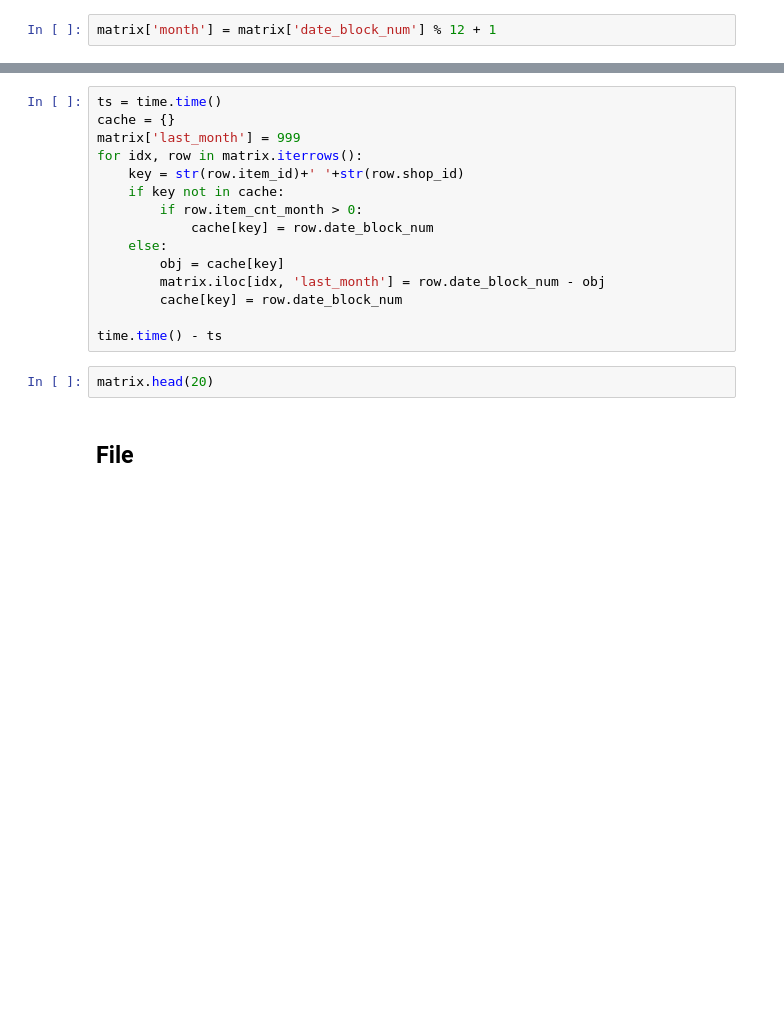
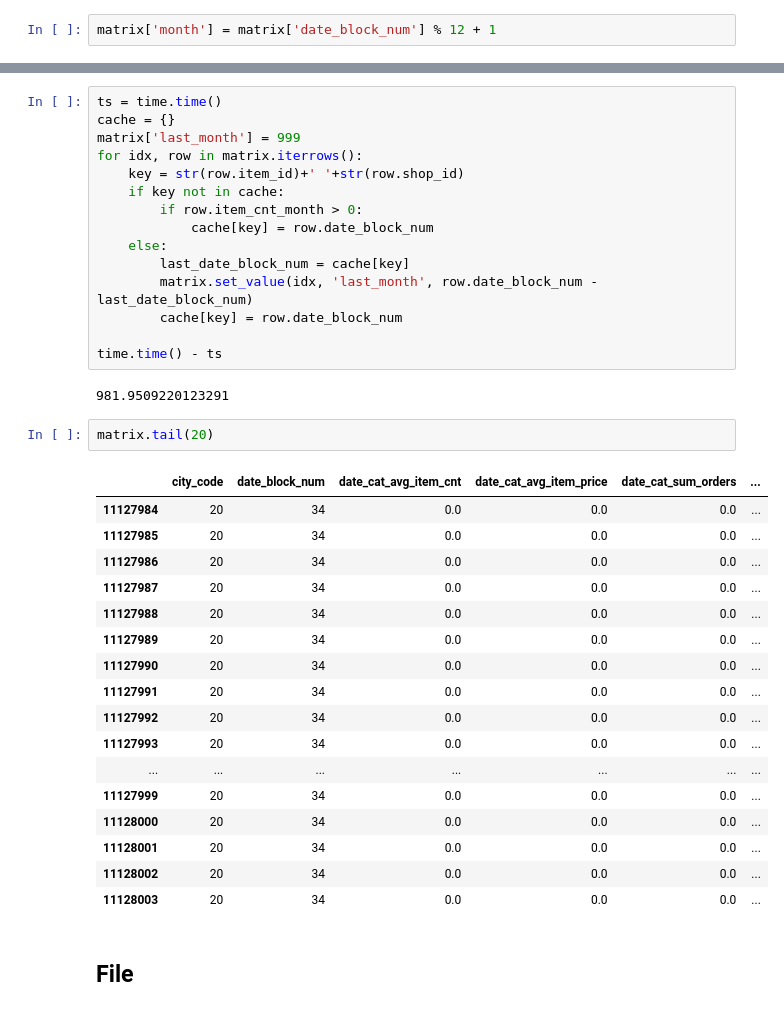
Before and after one commit to dlarionov/1c, a Jupyter notebook: 1c features.ipynb, the cells around one changed output, grey strips where cells are left out. Saved outputs shown, nothing was run; the diff lists cells and outputs as text; blank space fills up the shorter version.

Commit message:
last_month

```diff
--- a/1c features.ipynb
+++ b/1c features.ipynb
@@ -418,13 +418,33 @@ for idx, row in matrix.iterrows():
         if row.item_cnt_month > 0:
             cache[key] = row.date_block_num
     else:
-        obj = cache[key]
-        matrix.iloc[idx, 'last_month'] = row.date_block_num - obj
+        last_date_block_num = cache[key]
+        matrix.set_value(idx, 'last_month', row.date_block_num - last_date_block_num)
         cache[key] = row.date_block_num
 
 time.time() - ts
+# %% [output]
+981.9509220123291
 # %%
-matrix.head(20)
+matrix.tail(20)
+# %% [output]
+|  | city_code | date_block_num | date_cat_avg_item_cnt | date_cat_avg_item_price | date_cat_sum_orders | ... |
+| 11127984 | 20 | 34 | 0.0 | 0.0 | 0.0 | ... |
+| 11127985 | 20 | 34 | 0.0 | 0.0 | 0.0 | ... |
+| 11127986 | 20 | 34 | 0.0 | 0.0 | 0.0 | ... |
+| 11127987 | 20 | 34 | 0.0 | 0.0 | 0.0 | ... |
+| 11127988 | 20 | 34 | 0.0 | 0.0 | 0.0 | ... |
+| 11127989 | 20 | 34 | 0.0 | 0.0 | 0.0 | ... |
+| 11127990 | 20 | 34 | 0.0 | 0.0 | 0.0 | ... |
+| 11127991 | 20 | 34 | 0.0 | 0.0 | 0.0 | ... |
+| 11127992 | 20 | 34 | 0.0 | 0.0 | 0.0 | ... |
+| 11127993 | 20 | 34 | 0.0 | 0.0 | 0.0 | ... |
+| ... | ... | ... | ... | ... | ... | ... |
+| 11127999 | 20 | 34 | 0.0 | 0.0 | 0.0 | ... |
+| 11128000 | 20 | 34 | 0.0 | 0.0 | 0.0 | ... |
+| 11128001 | 20 | 34 | 0.0 | 0.0 | 0.0 | ... |
+| 11128002 | 20 | 34 | 0.0 | 0.0 | 0.0 | ... |
+| 11128003 | 20 | 34 | 0.0 | 0.0 | 0.0 | ... |
 # %% [markdown]
 ## File
 # %%
```
Also changed, not shown: parts of 17 cells of this notebook.
